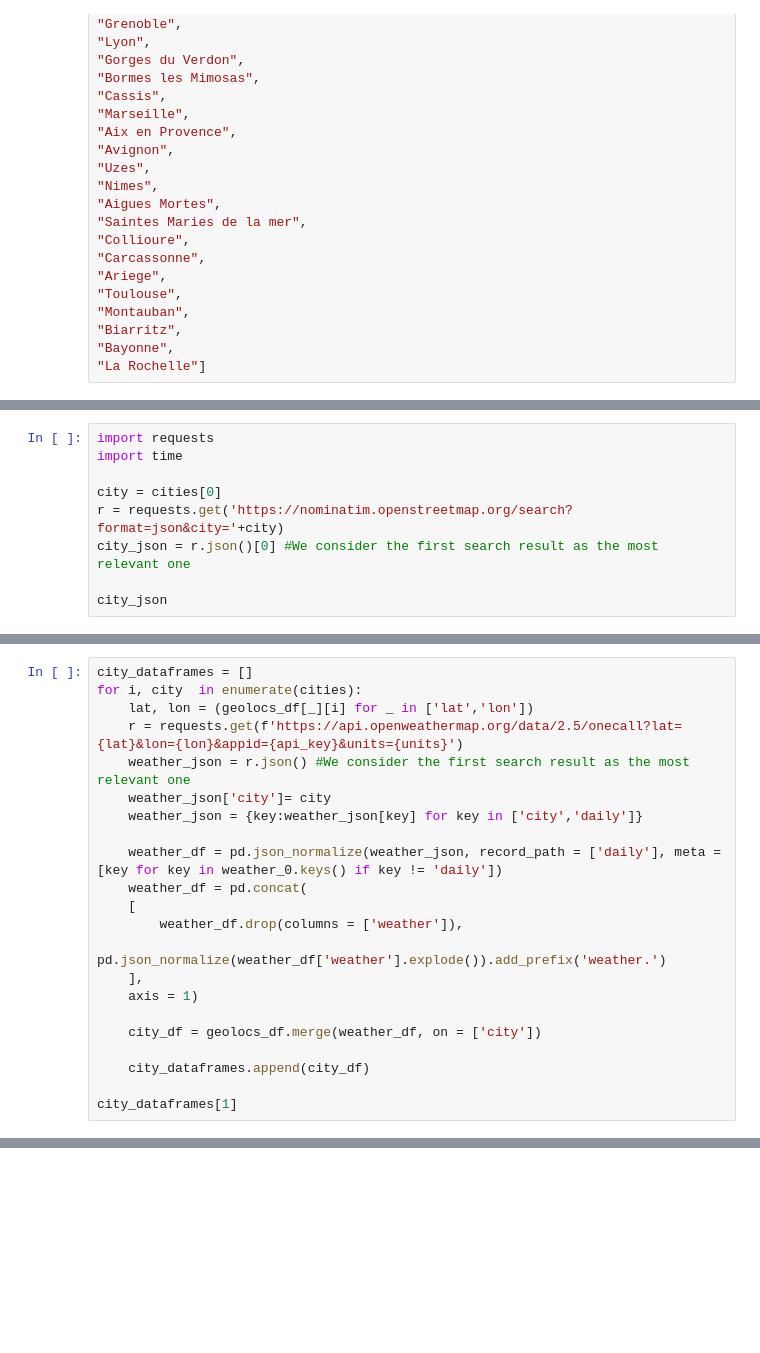
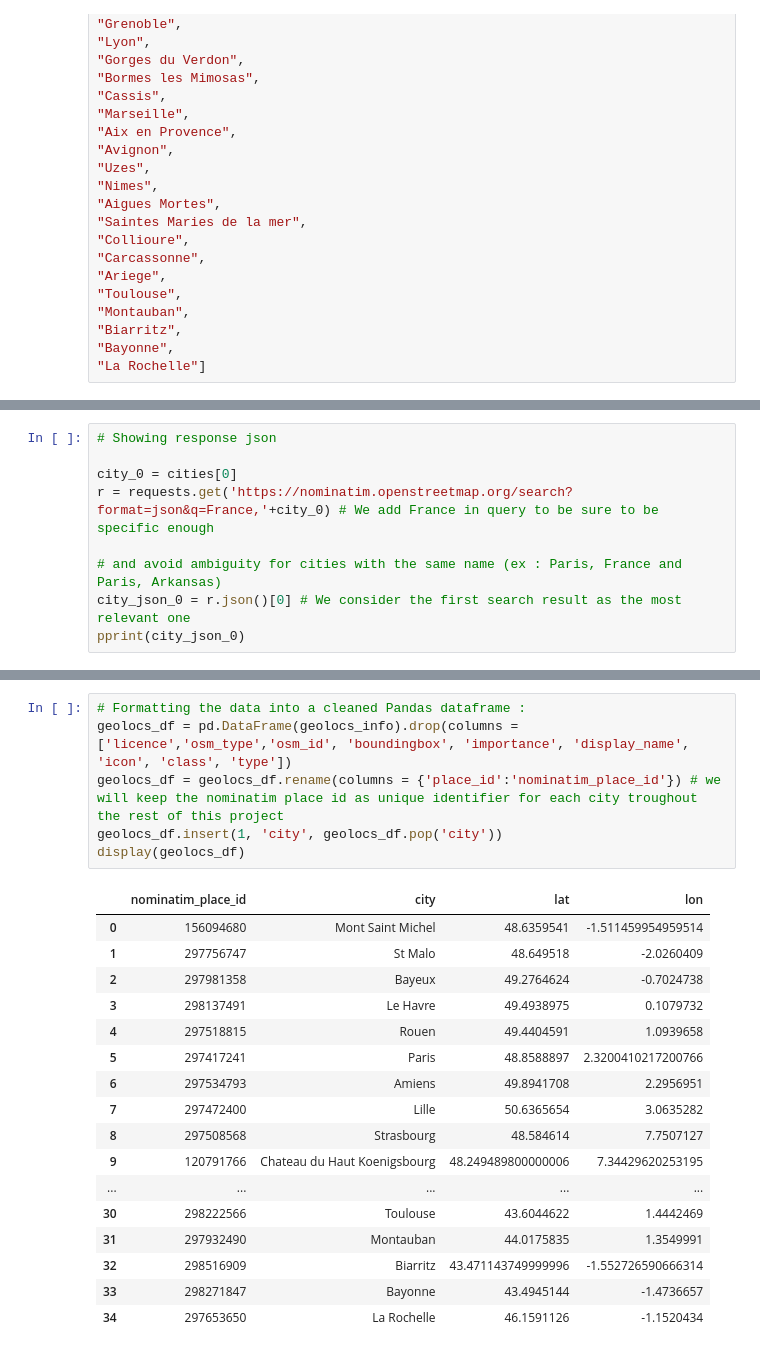
Before and after one commit to Acsts/Data_Collection--Travel_Recommandations, a Jupyter notebook: Weather_data_collector.ipynb, the cells around one changed output, grey strips where cells are left out. Saved outputs shown, nothing was run; the diff lists cells and outputs as text; blank space fills up the shorter version.

```diff
--- a/Weather_data_collector.ipynb
+++ b/Weather_data_collector.ipynb
@@ -46,9 +54,0 @@ cities = ["Mont Saint Michel",
-# %%
-import requests
-import time
-
-city = cities[0]
-r = requests.get('https://nominatim.openstreetmap.org/search?format=json&city='+city)
-city_json = r.json()[0] #We consider the first search result as the most relevant one
-
-city_json
@@ -360,22 +54,0 @@ city_df_0
-# %%
-city_dataframes = []
-for i, city  in enumerate(cities):
-    lat, lon = (geolocs_df[_][i] for _ in ['lat','lon'])
-    r = requests.get(f'https://api.openweathermap.org/data/2.5/onecall?lat={lat}&lon={lon}&appid={api_key}&units={units}')
-    weather_json = r.json() #We consider the first search result as the most relevant one
-    weather_json['city']= city
-    weather_json = {key:weather_json[key] for key in ['city','daily']}
-
-    weather_df = pd.json_normalize(weather_json, record_path = ['daily'], meta = [key for key in weather_0.keys() if key != 'daily'])
-    weather_df = pd.concat(
-    [
-        weather_df.drop(columns = ['weather']),
-        pd.json_normalize(weather_df['weather'].explode()).add_prefix('weather.')
-    ],
-    axis = 1)
-
-    city_df = geolocs_df.merge(weather_df, on = ['city'])
-
-    city_dataframes.append(city_df)
-
-city_dataframes[1]
@@ -476,0 +59,8 @@ fig.show()
+# %%
+# Showing response json
+
+city_0 = cities[0]
+r = requests.get('https://nominatim.openstreetmap.org/search?format=json&q=France,'+city_0) # We add France in query to be sure to be specific enough
+                                                                                          # and avoid ambiguity for cities with the same name (ex : Paris, France and Paris, Arkansas)
+city_json_0 = r.json()[0] # We consider the first search result as the most relevant one
+pprint(city_json_0)
@@ -476,0 +142,24 @@ fig.show()
+# %%
+# Formatting the data into a cleaned Pandas dataframe :
+geolocs_df = pd.DataFrame(geolocs_info).drop(columns = ['licence','osm_type','osm_id', 'boundingbox', 'importance', 'display_name', 'icon', 'class', 'type'])
+geolocs_df = geolocs_df.rename(columns = {'place_id':'nominatim_place_id'}) # we will keep the nominatim place id as unique identifier for each city troughout the rest of this project
+geolocs_df.insert(1, 'city', geolocs_df.pop('city'))
+display(geolocs_df)
+# %% [output]
+|  | nominatim_place_id | city | lat | lon |
+| 0 | 156094680 | Mont Saint Michel | 48.6359541 | -1.511459954959514 |
+| 1 | 297756747 | St Malo | 48.649518 | -2.0260409 |
+| 2 | 297981358 | Bayeux | 49.2764624 | -0.7024738 |
+| 3 | 298137491 | Le Havre | 49.4938975 | 0.1079732 |
+| 4 | 297518815 | Rouen | 49.4404591 | 1.0939658 |
+| 5 | 297417241 | Paris | 48.8588897 | 2.3200410217200766 |
+| 6 | 297534793 | Amiens | 49.8941708 | 2.2956951 |
+| 7 | 297472400 | Lille | 50.6365654 | 3.0635282 |
+| 8 | 297508568 | Strasbourg | 48.584614 | 7.7507127 |
+| 9 | 120791766 | Chateau du Haut Koenigsbourg | 48.249489800000006 | 7.34429620253195 |
+| ... | ... | ... | ... | ... |
+| 30 | 298222566 | Toulouse | 43.6044622 | 1.4442469 |
+| 31 | 297932490 | Montauban | 44.0175835 | 1.3549991 |
+| 32 | 298516909 | Biarritz | 43.471143749999996 | -1.552726590666314 |
+| 33 | 298271847 | Bayonne | 43.4945144 | -1.4736657 |
+| 34 | 297653650 | La Rochelle | 46.1591126 | -1.1520434 |
```
Also changed, not shown: parts of 71 cells of this notebook, 1 other file.
